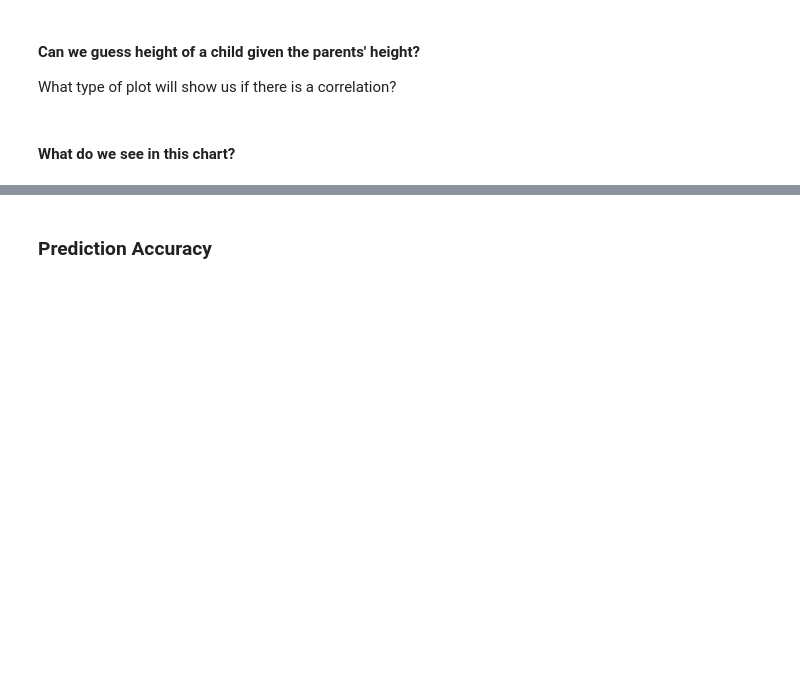
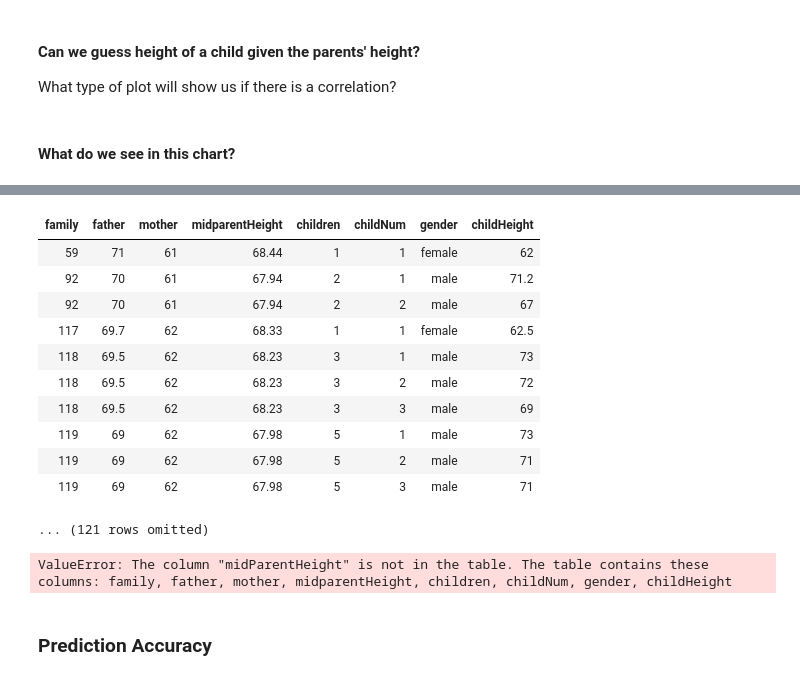
Before and after one commit to BC-COMS-1016/materials-sp22, a Jupyter notebook: demos/Lecture_7.ipynb, the cells around one changed output, grey strips where cells are left out. Drawn from its saved outputs; the diff is of its cells as text; code cells hidden in the pictures; blank space fills up the shorter version.

```diff
--- a/demos/Lecture_7.ipynb
+++ b/demos/Lecture_7.ipynb
@@ -155,3 +387,23 @@ nearby_mean
+# %%
+nearby
+# %% [output]
+| family | father | mother | midparentHeight | children | childNum | gender | childHeight |
+| 59 | 71 | 61 | 68.44 | 1 | 1 | female | 62 |
+| 92 | 70 | 61 | 67.94 | 2 | 1 | male | 71.2 |
+| 92 | 70 | 61 | 67.94 | 2 | 2 | male | 67 |
+| 117 | 69.7 | 62 | 68.33 | 1 | 1 | female | 62.5 |
+| 118 | 69.5 | 62 | 68.23 | 3 | 1 | male | 73 |
+| 118 | 69.5 | 62 | 68.23 | 3 | 2 | male | 72 |
+| 118 | 69.5 | 62 | 68.23 | 3 | 3 | male | 69 |
+| 119 | 69 | 62 | 67.98 | 5 | 1 | male | 73 |
+| 119 | 69 | 62 | 67.98 | 5 | 2 | male | 71 |
+| 119 | 69 | 62 | 67.98 | 5 | 3 | male | 71 |
+... (121 rows omitted)
+# %%
+# wont work because we dont want to apply mean to every value in this column
+nearby.apply(np.mean, 'midParentHeight')
+# %% [output]
+ValueError: The column "midParentHeight" is not in the table. The table contains these columns: family, father, mother, midparentHeight, children, childNum, gender, childHeight
 # %%
 # Lets schow the mean child height
 galton.scatter('midparentHeight', 'childHeight')
```
Also changed, not shown: parts of 46 cells of this notebook.
